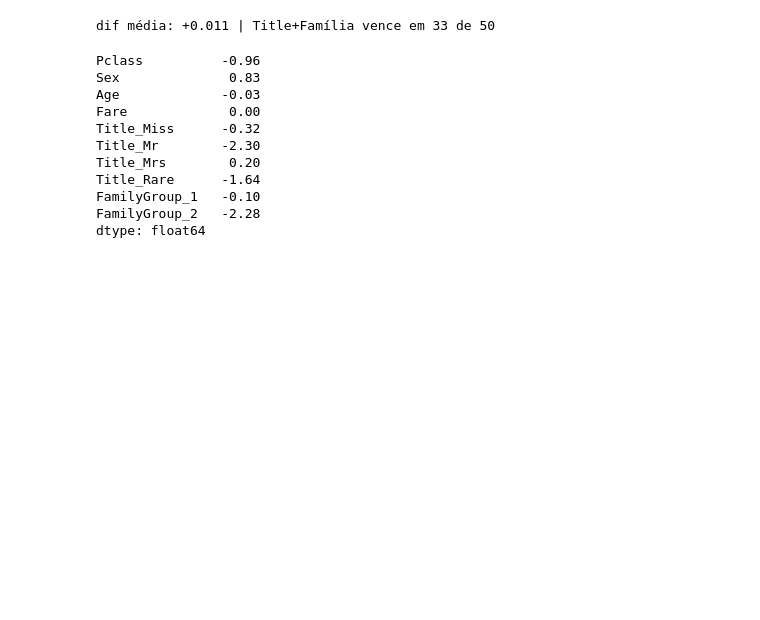
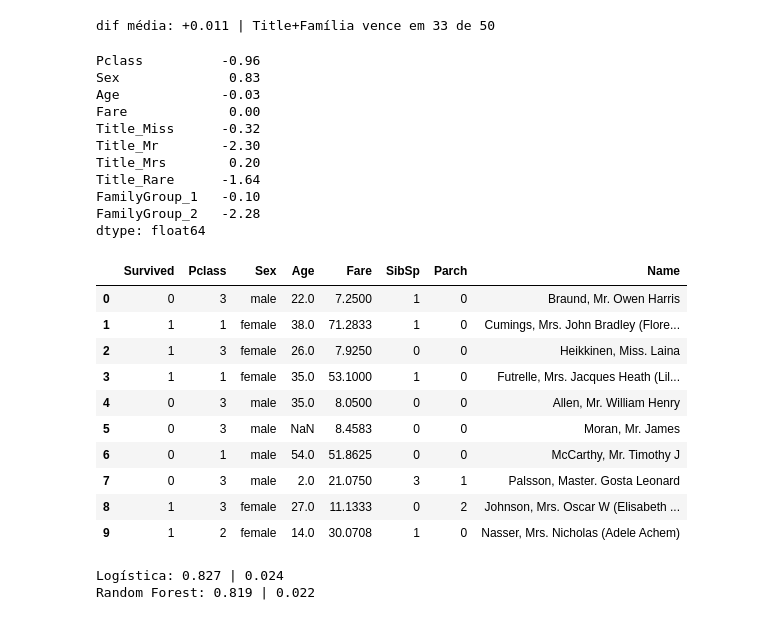
Before and after one commit to joaoksaas/titanic-survival-prediction, a Jupyter notebook: titanic.ipynb, the cells around one changed output. Cells and saved outputs as stored; diff of their text form; code cells hidden in the pictures; blank space fills up the shorter version.

```diff
--- a/titanic.ipynb
+++ b/titanic.ipynb
@@ -517,0 +523,15 @@ dtype: float64
+# %%
+dados = df[["Survived", "Pclass", "Sex", "Age", "Fare", "SibSp", "Parch", "Name"]].copy()
+dados.head(10)
+# %% [output]
+|  | Survived | Pclass | Sex | Age | Fare | SibSp | Parch | Name |
+| 0 | 0 | 3 | male | 22.0 | 7.2500 | 1 | 0 | Braund, Mr. Owen Harris |
+| 1 | 1 | 1 | female | 38.0 | 71.2833 | 1 | 0 | Cumings, Mrs. John Bradley (Flore... |
+| 2 | 1 | 3 | female | 26.0 | 7.9250 | 0 | 0 | Heikkinen, Miss. Laina |
+| 3 | 1 | 1 | female | 35.0 | 53.1000 | 1 | 0 | Futrelle, Mrs. Jacques Heath (Lil... |
+| 4 | 0 | 3 | male | 35.0 | 8.0500 | 0 | 0 | Allen, Mr. William Henry |
+| 5 | 0 | 3 | male | NaN | 8.4583 | 0 | 0 | Moran, Mr. James |
+| 6 | 0 | 1 | male | 54.0 | 51.8625 | 0 | 0 | McCarthy, Mr. Timothy J |
+| 7 | 0 | 3 | male | 2.0 | 21.0750 | 3 | 1 | Palsson, Master. Gosta Leonard |
+| 8 | 1 | 3 | female | 27.0 | 11.1333 | 0 | 2 | Johnson, Mrs. Oscar W (Elisabeth ... |
+| 9 | 1 | 2 | female | 14.0 | 30.0708 | 1 | 0 | Nasser, Mrs. Nicholas (Adele Achem) |
@@ -517,0 +564,7 @@ dtype: float64
+# %%
+for nome, pipe in {"Logística": pipe_log, "Random Forest": pipe_rf}.items():
+    s = cross_val_score(pipe, X_raw, y, cv=cv_rep, n_jobs=-1)
+    print(f"{nome}: {s.mean():.3f} | {s.std():.3f}")
+# %% [output]
+Logística: 0.827 | 0.024
+Random Forest: 0.819 | 0.022
```
Also changed, not shown: parts of 13 cells of this notebook.
